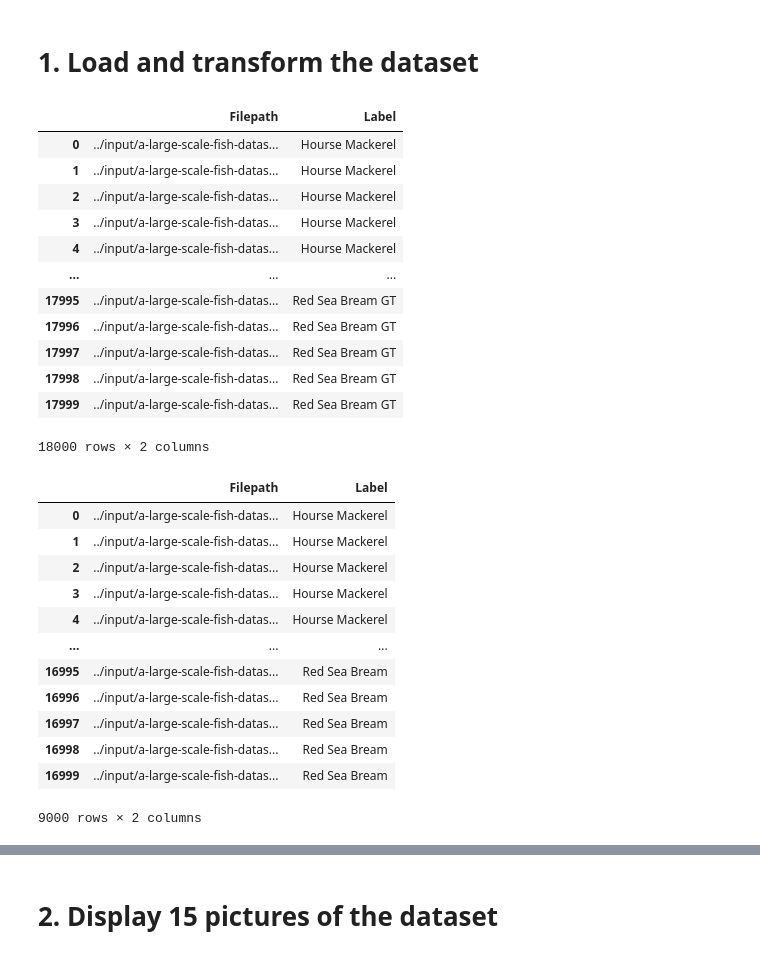
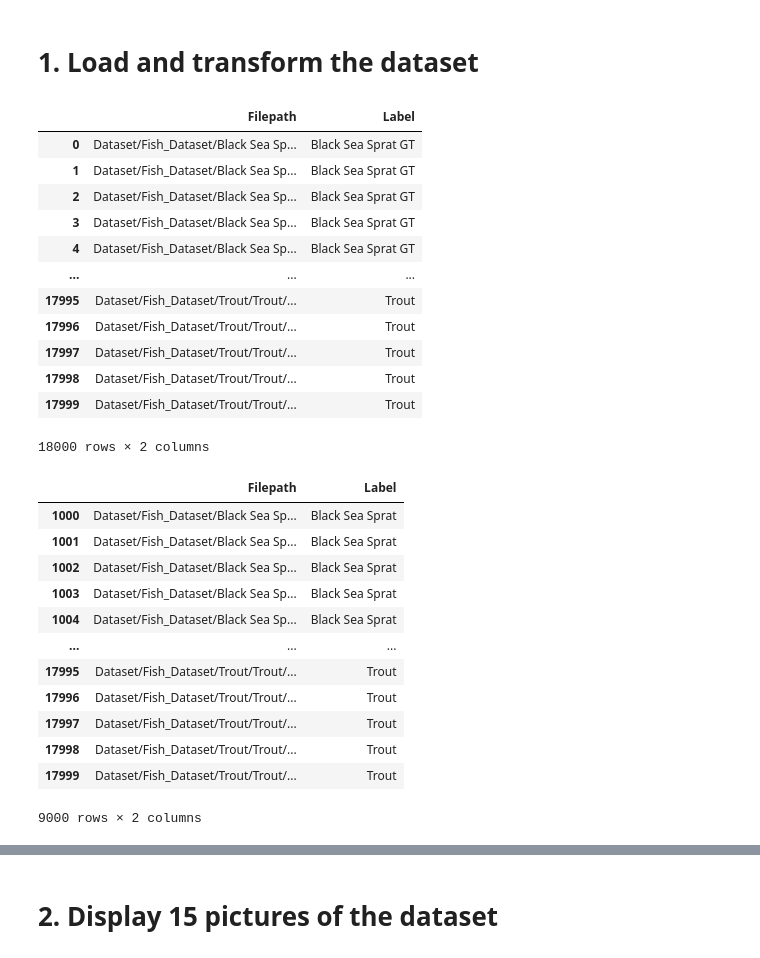
Before and after one commit to BeaverNotACat/FishHunt-Backend, a Jupyter notebook: create_model.ipynb, the cells around one changed output, grey strips where cells are left out. Drawn from its saved outputs; the diff is of its cells as text; code cells hidden in the pictures.

```diff
--- a/create_model.ipynb
+++ b/create_model.ipynb
@@ -84,32 +84,32 @@ import matplotlib.cm as cm
 from sklearn.model_selection import train_test_split
 import tensorflow as tf
 # %%
-image_dir = Path('../input/a-large-scale-fish-dataset/Fish_Dataset/Fish_Dataset')
+image_dir = Path('Dataset')
 
 # Get filepaths and labels
 filepaths = list(image_dir.glob(r'**/*.png'))
 labels = list(map(lambda x: os.path.split(os.path.split(x)[0])[1], filepaths))
 
 filepaths = pd.Series(filepaths, name='Filepath').astype(str)
 labels = pd.Series(labels, name='Label')
 
 # Concatenate filepaths and labels
 image_df = pd.concat([filepaths, labels], axis=1)
 
 image_df
 # %% [output]
 |  | Filepath | Label |
-| 0 | ../input/a-large-scale-fish-datas... | Hourse Mackerel |
-| 1 | ../input/a-large-scale-fish-datas... | Hourse Mackerel |
-| 2 | ../input/a-large-scale-fish-datas... | Hourse Mackerel |
-| 3 | ../input/a-large-scale-fish-datas... | Hourse Mackerel |
-| 4 | ../input/a-large-scale-fish-datas... | Hourse Mackerel |
+| 0 | Dataset/Fish_Dataset/Black Sea Sp... | Black Sea Sprat GT |
+| 1 | Dataset/Fish_Dataset/Black Sea Sp... | Black Sea Sprat GT |
+| 2 | Dataset/Fish_Dataset/Black Sea Sp... | Black Sea Sprat GT |
+| 3 | Dataset/Fish_Dataset/Black Sea Sp... | Black Sea Sprat GT |
+| 4 | Dataset/Fish_Dataset/Black Sea Sp... | Black Sea Sprat GT |
 | ... | ... | ... |
-| 17995 | ../input/a-large-scale-fish-datas... | Red Sea Bream GT |
-| 17996 | ../input/a-large-scale-fish-datas... | Red Sea Bream GT |
-| 17997 | ../input/a-large-scale-fish-datas... | Red Sea Bream GT |
-| 17998 | ../input/a-large-scale-fish-datas... | Red Sea Bream GT |
-| 17999 | ../input/a-large-scale-fish-datas... | Red Sea Bream GT |
+| 17995 | Dataset/Fish_Dataset/Trout/Trout/... | Trout |
+| 17996 | Dataset/Fish_Dataset/Trout/Trout/... | Trout |
+| 17997 | Dataset/Fish_Dataset/Trout/Trout/... | Trout |
+| 17998 | Dataset/Fish_Dataset/Trout/Trout/... | Trout |
+| 17999 | Dataset/Fish_Dataset/Trout/Trout/... | Trout |
 18000 rows × 2 columns
 # %%
 
@@ -120,17 +120,17 @@ image_df = image_df[image_df['Label'].apply(lambda x: x[-2:] != 'GT')]
 image_df
 # %% [output]
 |  | Filepath | Label |
-| 0 | ../input/a-large-scale-fish-datas... | Hourse Mackerel |
-| 1 | ../input/a-large-scale-fish-datas... | Hourse Mackerel |
-| 2 | ../input/a-large-scale-fish-datas... | Hourse Mackerel |
-| 3 | ../input/a-large-scale-fish-datas... | Hourse Mackerel |
-| 4 | ../input/a-large-scale-fish-datas... | Hourse Mackerel |
+| 1000 | Dataset/Fish_Dataset/Black Sea Sp... | Black Sea Sprat |
+| 1001 | Dataset/Fish_Dataset/Black Sea Sp... | Black Sea Sprat |
+| 1002 | Dataset/Fish_Dataset/Black Sea Sp... | Black Sea Sprat |
+| 1003 | Dataset/Fish_Dataset/Black Sea Sp... | Black Sea Sprat |
+| 1004 | Dataset/Fish_Dataset/Black Sea Sp... | Black Sea Sprat |
 | ... | ... | ... |
-| 16995 | ../input/a-large-scale-fish-datas... | Red Sea Bream |
-| 16996 | ../input/a-large-scale-fish-datas... | Red Sea Bream |
-| 16997 | ../input/a-large-scale-fish-datas... | Red Sea Bream |
-| 16998 | ../input/a-large-scale-fish-datas... | Red Sea Bream |
-| 16999 | ../input/a-large-scale-fish-datas... | Red Sea Bream |
+| 17995 | Dataset/Fish_Dataset/Trout/Trout/... | Trout |
+| 17996 | Dataset/Fish_Dataset/Trout/Trout/... | Trout |
+| 17997 | Dataset/Fish_Dataset/Trout/Trout/... | Trout |
+| 17998 | Dataset/Fish_Dataset/Trout/Trout/... | Trout |
+| 17999 | Dataset/Fish_Dataset/Trout/Trout/... | Trout |
 9000 rows × 2 columns
 # %%
 # Activate this code to use only 100 pictures for each label
```
Also changed, not shown: parts of 6 cells of this notebook, 8 other files.
